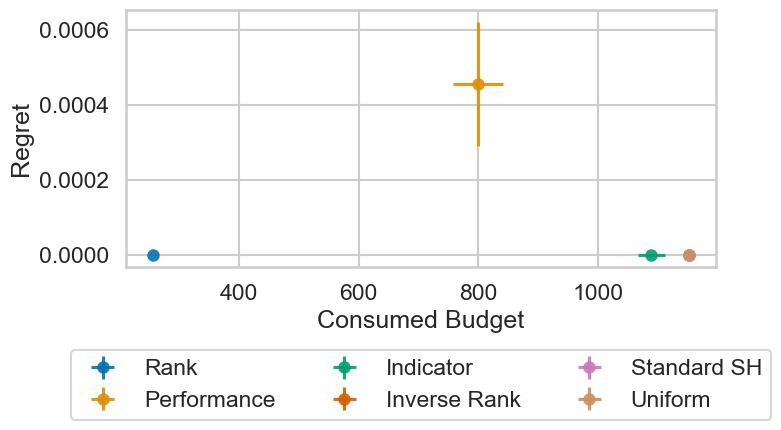
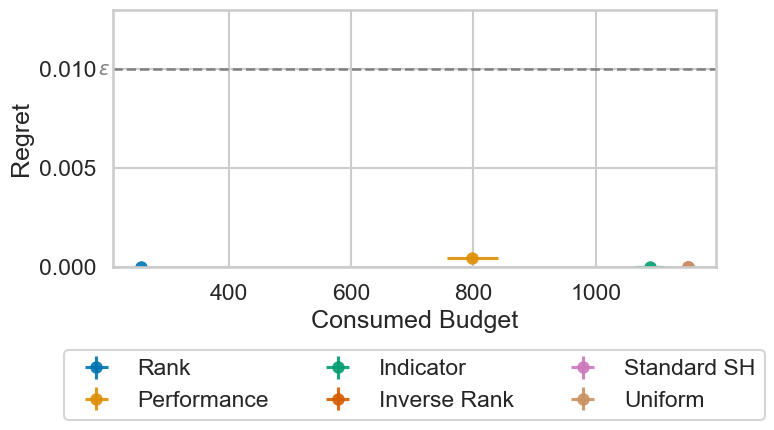
The notebook cell's code change between the first figure and the second:
--- before
+++ after
@@ -1,3 +1,3 @@
 synthetic_data = synthetic_data[((synthetic_data["sigma0"] == 0.0001) & (synthetic_data["kernel"] == "satexp_rbf"))| (synthetic_data["prior"] == "Standard SH")]
-pareto_front_idea(synthetic_data).savefig("plots/sensitivity_study_synthetic.pdf", bbox_inches='tight')
-pareto_front_idea(synthetic_data).savefig("plots/sensitivity_study_synthetic.png", bbox_inches='tight')
+pareto_front_idea(synthetic_data, (206, 0.0095)).savefig("plots/pareto_front_idea_synthetic.pdf", bbox_inches='tight')
+pareto_front_idea(synthetic_data, (206, 0.0095)).savefig("plots/pareto_front_idea_synthetic.png", bbox_inches='tight')

Commit: Update